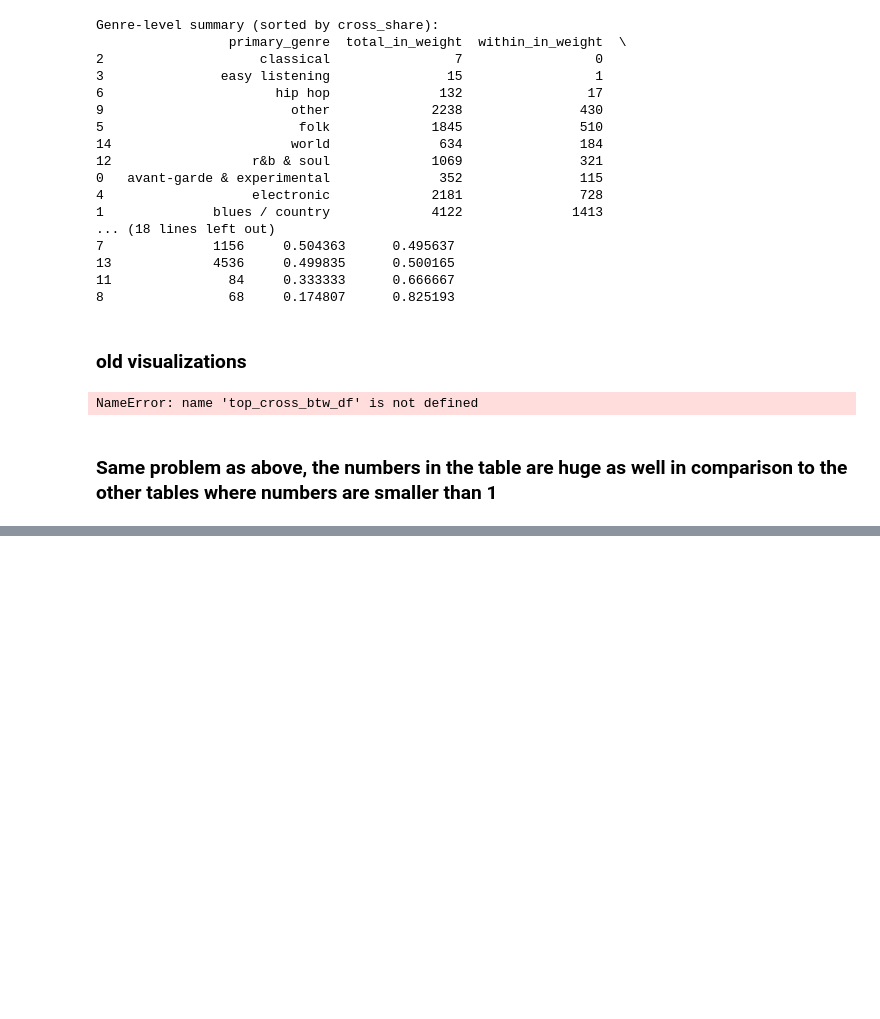
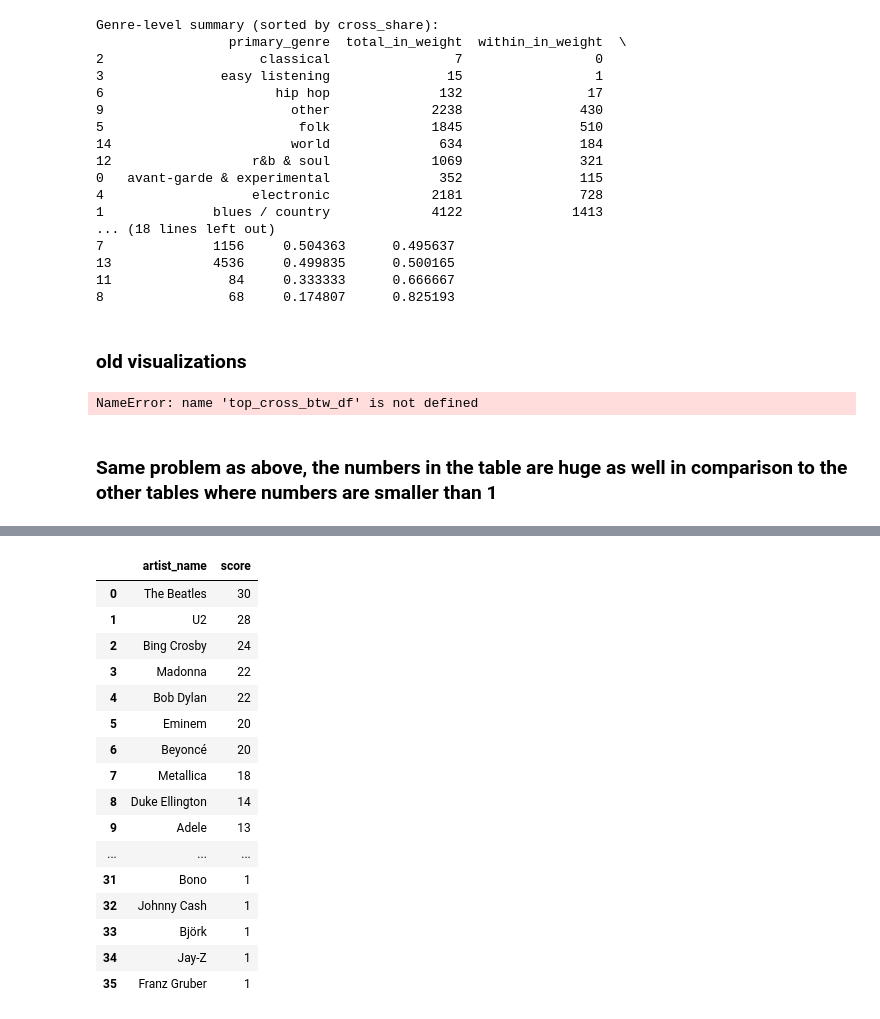
Before and after one commit to freiraum-bq/Music_Project, a Jupyter notebook: python/integrated.ipynb, the cells around one changed output, grey strips where cells are left out. Drawn from its saved outputs; the diff is of its cells as text; code cells hidden in the pictures; blank space fills up the shorter version.

```diff
--- a/python/integrated.ipynb
+++ b/python/integrated.ipynb
@@ -1741,0 +1776,42 @@ NameError: name 'top_cross_btw_df' is not defined
+# %%
+all_dfs = [in_deg_cov_df , pagerank_cov_df , betweenness_cov_df, in_deg_ment_df, pagerank_ment_df, betweenness_ment_df]
+
+# Add a rank column (index + 1) to each
+for i, df in enumerate(all_dfs, start=1):
+    df["rank"] = df.index + 1
+    df["source"] = f"df{i}"  # optional, to track where it came from
+
+# Concatenate all
+combined = pd.concat(all_dfs, ignore_index=True)
+
+# Example: 11 - rank gives 10 points for rank 1, 1 point for rank 10
+combined["score"] = 11 - combined["rank"]
+
+# Sum scores per artist
+overall = (
+    combined.groupby("artist_name")["score"]
+    .sum()
+    .reset_index()
+    .sort_values("score", ascending=False)
+    .reset_index(drop=True)
+)
+
+overall
+# %% [output]
+|  | artist_name | score |
+| 0 | The Beatles | 30 |
+| 1 | U2 | 28 |
+| 2 | Bing Crosby | 24 |
+| 3 | Madonna | 22 |
+| 4 | Bob Dylan | 22 |
+| 5 | Eminem | 20 |
+| 6 | Beyoncé | 20 |
+| 7 | Metallica | 18 |
+| 8 | Duke Ellington | 14 |
+| 9 | Adele | 13 |
+| ... | ... | ... |
+| 31 | Bono | 1 |
+| 32 | Johnny Cash | 1 |
+| 33 | Björk | 1 |
+| 34 | Jay-Z | 1 |
+| 35 | Franz Gruber | 1 |
```
Also changed, not shown: parts of 2 cells of this notebook.
